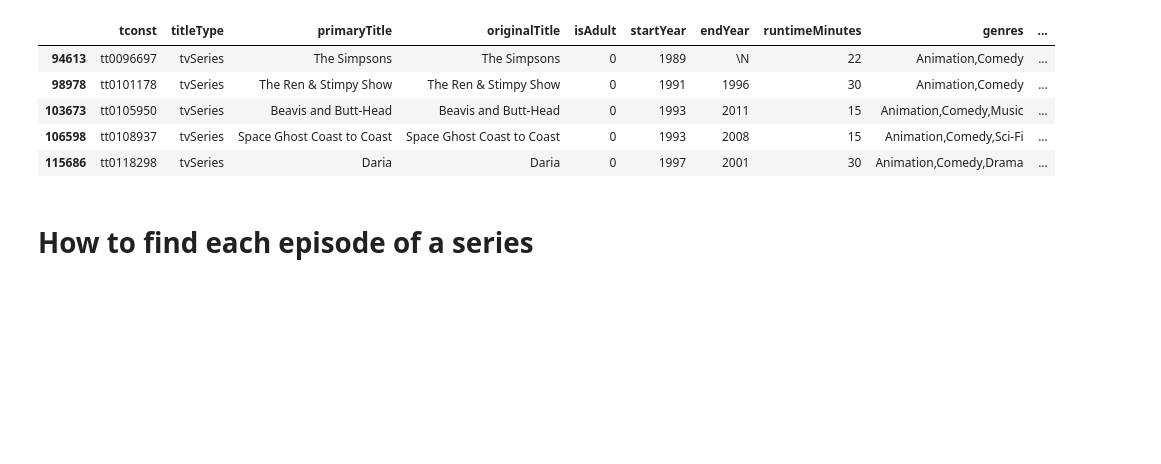
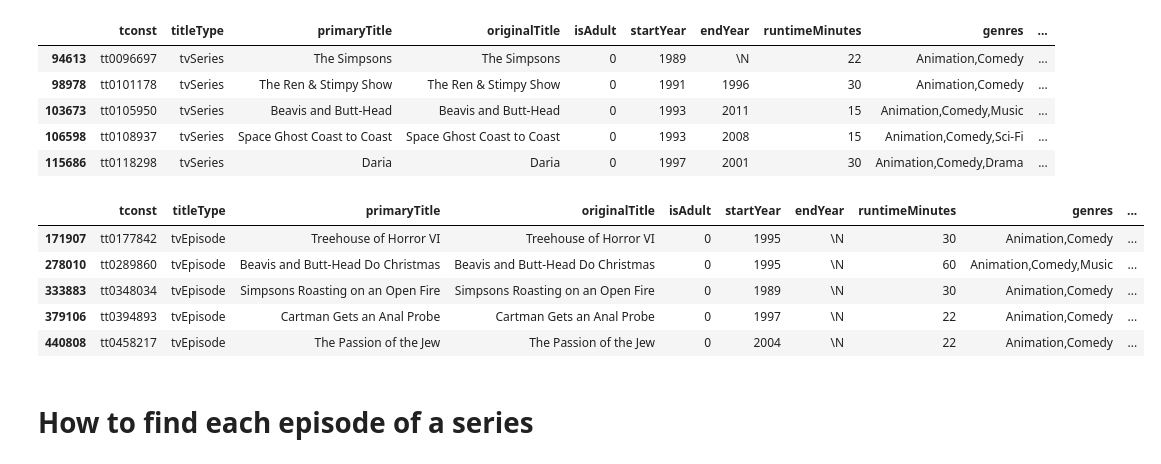
Before and after one commit to AxanderW/testImdb, a Jupyter notebook: database/imdb_data_raw.ipynb, the cells around one changed output. Cells and saved outputs as stored; diff of their text form; code cells hidden in the pictures; blank space fills up the shorter version.

```diff
--- a/database/imdb_data_raw.ipynb
+++ b/database/imdb_data_raw.ipynb
@@ -287,6 +287,17 @@ all_episodes_titles.head()
 | 103673 | tt0105950 | tvSeries | Beavis and Butt-Head | Beavis and Butt-Head | 0 | 1993 | 2011 | 15 | Animation,Comedy,Music | ... |
 | 106598 | tt0108937 | tvSeries | Space Ghost Coast to Coast | Space Ghost Coast to Coast | 0 | 1993 | 2008 | 15 | Animation,Comedy,Sci-Fi | ... |
 | 115686 | tt0118298 | tvSeries | Daria | Daria | 0 | 1997 | 2001 | 30 | Animation,Comedy,Drama | ... |
+# %%
+all_episode_titles = titles_basic_pf[titles_basic_pf.tconst.isin(all_shows_episodes)]
+# %%
+all_episode_titles.head()
+# %% [output]
+|  | tconst | titleType | primaryTitle | originalTitle | isAdult | startYear | endYear | runtimeMinutes | genres | ... |
+| 171907 | tt0177842 | tvEpisode | Treehouse of Horror VI | Treehouse of Horror VI | 0 | 1995 | \N | 30 | Animation,Comedy | ... |
+| 278010 | tt0289860 | tvEpisode | Beavis and Butt-Head Do Christmas | Beavis and Butt-Head Do Christmas | 0 | 1995 | \N | 60 | Animation,Comedy,Music | ... |
+| 333883 | tt0348034 | tvEpisode | Simpsons Roasting on an Open Fire | Simpsons Roasting on an Open Fire | 0 | 1989 | \N | 30 | Animation,Comedy | ... |
+| 379106 | tt0394893 | tvEpisode | Cartman Gets an Anal Probe | Cartman Gets an Anal Probe | 0 | 1997 | \N | 22 | Animation,Comedy | ... |
+| 440808 | tt0458217 | tvEpisode | The Passion of the Jew | The Passion of the Jew | 0 | 2004 | \N | 22 | Animation,Comedy | ... |
 # %% [markdown]
 # How to find each episode of a series
 # %%
```
Also changed, not shown: parts of 38 cells of this notebook, 2 other files.
